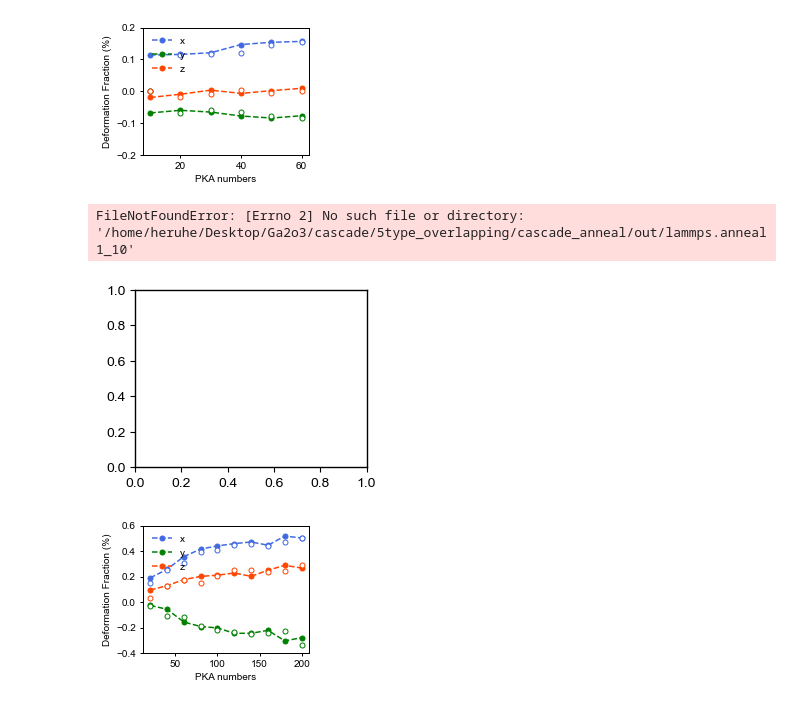
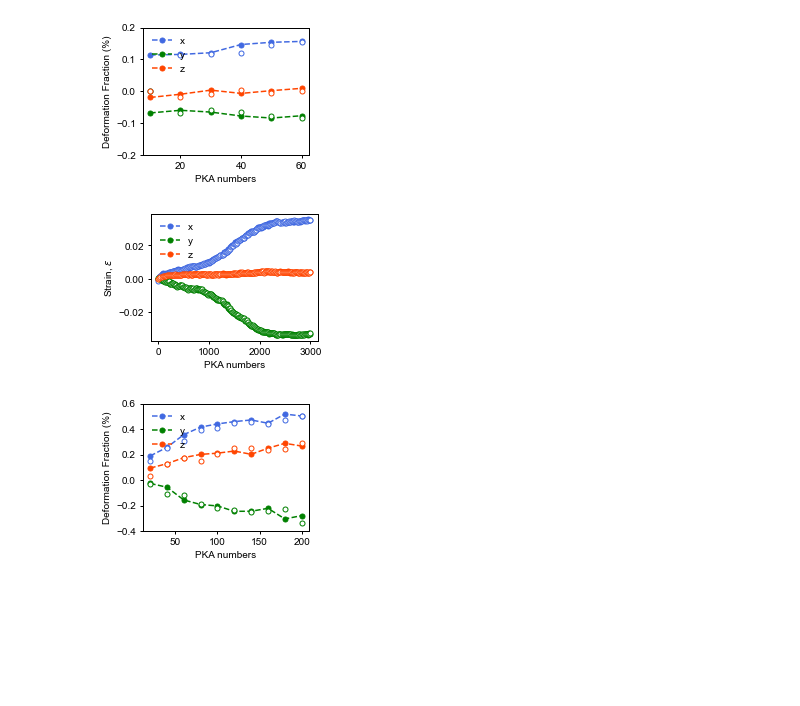
Before and after one commit to HE-RU10/ga2o3, a Jupyter notebook: overlapping_anisotropic_size_change.ipynb, the cells around one changed output. Drawn from its saved outputs; the diff is of its cells as text; code cells hidden in the pictures; blank space fills up the shorter version.

```diff
--- a/overlapping_anisotropic_size_change.ipynb
+++ b/overlapping_anisotropic_size_change.ipynb
@@ -37,12 +37,12 @@ def anisotropic_swelling(lx0, ly0, lz0, avol0, pka, path):
         fn = f'{path}lammps.anneal1_{i}'
         log = lammps_logfile.File(fn)
         avol.append(log.get("v_avol")[-1] / avol0)
-        lx.append((log.get("Lx")[-1] / lx0)*100-100)
-        ly.append((log.get("Ly")[-1] / ly0)*100-100)
-        lz.append((log.get("Lz")[-1] / lz0)*100-100)
-        lx1.append((log.get("Lx")[0] / lx0)*100-100)
-        ly1.append((log.get("Ly")[0] / ly0)*100-100)
-        lz1.append((log.get("Lz")[0] / lz0)*100-100)
+        lx.append((log.get("Lx")[-1] / lx0)-1)
+        ly.append((log.get("Ly")[-1] / ly0)-1)
+        lz.append((log.get("Lz")[-1] / lz0)-1)
+        lx1.append((log.get("Lx")[0] / lx0)-1)
+        ly1.append((log.get("Ly")[0] / ly0)-1)
+        lz1.append((log.get("Lz")[0] / lz0)-1)
     #print(log.get("Lx")[0],log.get("Ly")[0],log.get("Lz")[0])
     # Plot the data
     axs.plot(pka, lx, marker="o", color='royalblue', linestyle='--', markersize=5, label='x')
@@ -57,14 +57,14 @@ def anisotropic_swelling(lx0, ly0, lz0, avol0, pka, path):
         #axs.annotate('', xy=(pka[i], lz[i]), xytext=(pka[i], lz1[i]), arrowprops=dict(color='red', arrowstyle='->', lw=1, ls='-'))
 
     # Set labels and legend
-    axs.set_ylabel('Deformation Fraction (%)', fontsize=10)
+    axs.set_ylabel(r'Strain, $\epsilon$',fontsize=10)
     axs.set_xlabel('PKA numbers', fontsize=10)
     axs.tick_params(width=1, length=3, labelsize=10)
     axs.legend(fontsize=10, frameon=False)
     # Set y-axis limits
-    axs.set_ylim([-0.8, 0.8])  # Assuming deformation fraction ranges from -0.2% to 0.2%
+    #axs.set_ylim([-0.04, 0.4])  # Assuming deformation fraction ranges from -0.2% to 0.2%
     # Display the plot
-    plt.grid()
+    #plt.grid()
     plt.show()
     #plt.plot(pka,avol)
     return lx,ly,lz,avol
@@ -94,14 +167,13 @@ lx,ly,lz,avol=anisotropic_swelling(lx0, ly0, lz0, avol0, pka, path)
 # %%
 path='/home/heruhe/Desktop/Ga2o3/cascade/5type_overlapping/cascade_anneal/out/'
 avol0=11.08054726
 lx0=97.2529
 ly0=98.9999
 lz0=94.3839
-pka=[i for i in range(10, 1000,10)]
+pka=[i for i in range(10, 3000,20)]
 lx,ly,lz,avol=anisotropic_swelling(lx0, ly0, lz0, avol0, pka, path)
 # %% [output]
-FileNotFoundError: [Errno 2] No such file or directory: '/home/heruhe/Desktop/Ga2o3/cascade/5type_overlapping/cascade_anneal/out/lammps.anneal1_10'
-[figure, old version]
+[figure, new version]
 # %%
 path='/home/heruhe/Desktop/Ga2o3/cascade/5type_overlapping/cascade_anneal/anisotropic/anneal_log/small_box/100/anneal_log/'
 avol0=11.08054726
```
Also changed, not shown: parts of 3 cells of this notebook, 2 other files.
